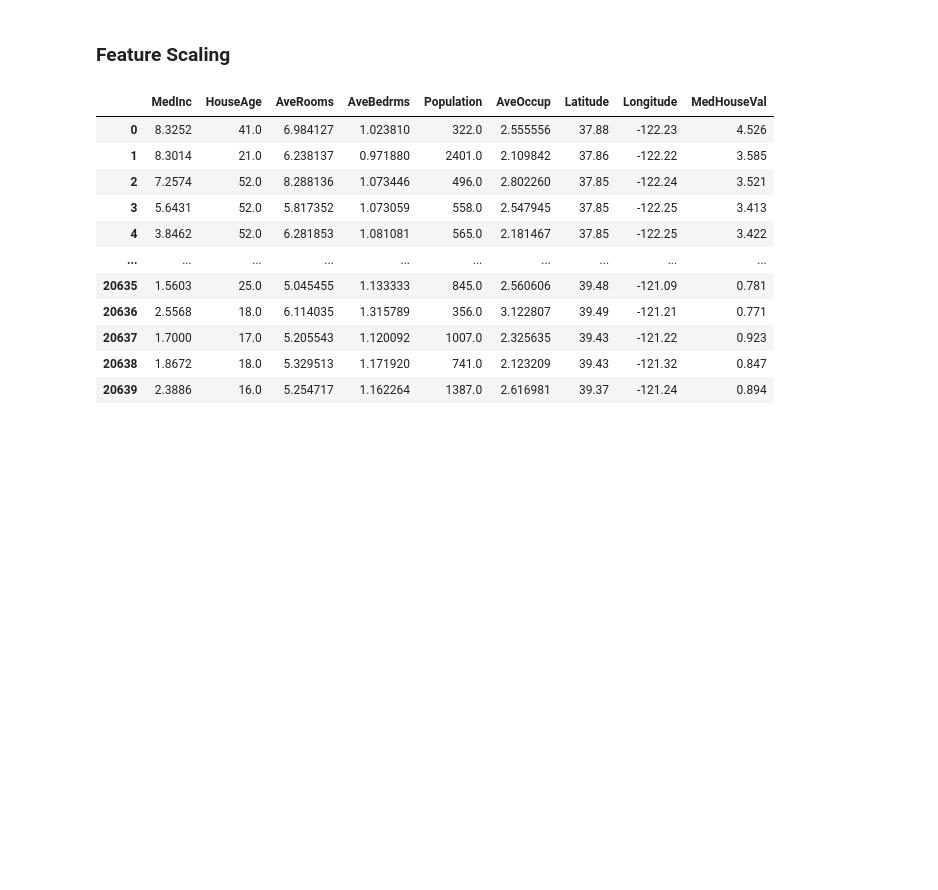
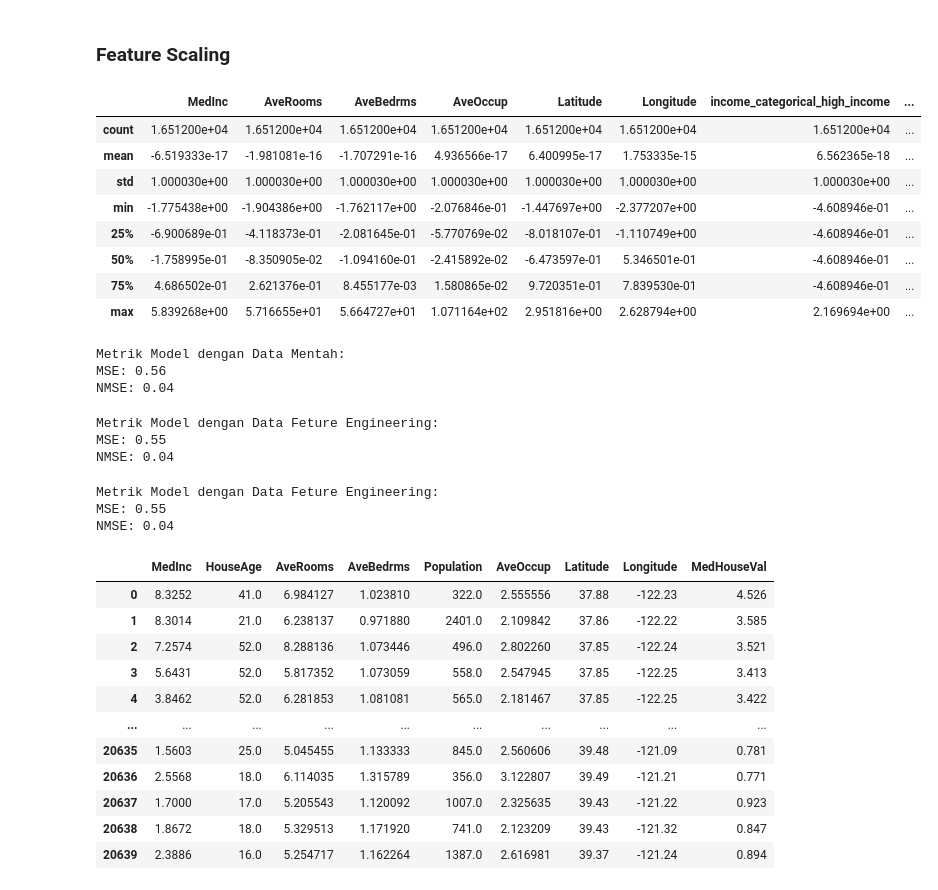
Before and after one commit to gedetanok/kelasbagus3-deep-understanding-of-machine-learning, a Jupyter notebook: Week 4/feature_scaling_practice.ipynb, the cells around one changed output. Cells and saved outputs as stored; diff of their text form; code cells hidden in the pictures; blank space fills up the shorter version.

```diff
--- a/Week 4/feature_scaling_practice.ipynb
+++ b/Week 4/feature_scaling_practice.ipynb
@@ -143,7 +143,61 @@ X_train_engineered
 # %% [markdown]
 ### Feature Scaling
 # %%
-scaler =
+scaler_standard = StandardScaler()
+X_train_scaled_standard = scaler_standard.fit_transform(X_train_engineered)
+X_test_scaled_standard = scaler_standard.transform(X_test_engineered)
+# %%
+feature_names = scaler_standard.get_feature_names_out()
+X_train_scaled_standard_df = pd.DataFrame(X_train_scaled_standard, columns=feature_names, index=X_train.index)
+X_test_scaled_standard_df = pd.DataFrame(X_test_scaled_standard, columns=feature_names, index=X_test.index)
+# %%
+X_train_scaled_standard_df.describe()
+# %% [output]
+|  | MedInc | AveRooms | AveBedrms | AveOccup | Latitude | Longitude | income_categorical_high_income | ... |
+| count | 1.651200e+04 | 1.651200e+04 | 1.651200e+04 | 1.651200e+04 | 1.651200e+04 | 1.651200e+04 | 1.651200e+04 | ... |
+| mean | -6.519333e-17 | -1.981081e-16 | -1.707291e-16 | 4.936566e-17 | 6.400995e-17 | 1.753335e-15 | 6.562365e-18 | ... |
+| std | 1.000030e+00 | 1.000030e+00 | 1.000030e+00 | 1.000030e+00 | 1.000030e+00 | 1.000030e+00 | 1.000030e+00 | ... |
+| min | -1.775438e+00 | -1.904386e+00 | -1.762117e+00 | -2.076846e-01 | -1.447697e+00 | -2.377207e+00 | -4.608946e-01 | ... |
+| 25% | -6.900689e-01 | -4.118373e-01 | -2.081645e-01 | -5.770769e-02 | -8.018107e-01 | -1.110749e+00 | -4.608946e-01 | ... |
+| 50% | -1.758995e-01 | -8.350905e-02 | -1.094160e-01 | -2.415892e-02 | -6.473597e-01 | 5.346501e-01 | -4.608946e-01 | ... |
+| 75% | 4.686502e-01 | 2.621376e-01 | 8.455177e-03 | 1.580865e-02 | 9.720351e-01 | 7.839530e-01 | -4.608946e-01 | ... |
+| max | 5.839268e+00 | 5.716655e+01 | 5.664727e+01 | 1.071164e+02 | 2.951816e+00 | 2.628794e+00 | 2.169694e+00 | ... |
+# %%
+model_raw = LinearRegression()
+# Kita harus mengambil data numerik saja, karena model tidak bisa memproses data kategorikal
+X_train_raw = X_train.select_dtypes(include=np.number)
+X_test_raw = X_test.select_dtypes(include=np.number)
+model_raw.fit(X_train_raw, y_train)
+y_pred_raw = model_raw.predict(X_test_raw)
+print("Metrik Model dengan Data Mentah:")
+print(f"MSE: {mean_squared_error(y_test, y_pred_raw):.2f}")
+print(f"NMSE: {(mean_squared_error(y_test, y_pred_raw) / (y_pred_raw.max() - y_pred_raw.min())):.2f}")
+# %% [output]
+Metrik Model dengan Data Mentah:
+MSE: 0.56
+NMSE: 0.04
+# %%
+model_eng = LinearRegression()
+model_eng.fit(X_train_engineered, y_train)
+y_pred_fe = model_eng.predict(X_test_engineered)
+print("Metrik Model dengan Data Feture Engineering:")
+print(f"MSE: {mean_squared_error(y_test, y_pred_fe):.2f}")
+print(f"NMSE: {(mean_squared_error(y_test, y_pred_fe) / (y_pred_fe.max() - y_pred_fe.min())):.2f}")
+# %% [output]
+Metrik Model dengan Data Feture Engineering:
+MSE: 0.55
+NMSE: 0.04
+# %%
+model_scaling = LinearRegression()
+model_scaling.fit(X_train_scaled_standard, y_train)
+y_pred_std = model_scaling.predict(X_test_scaled_standard)
+print("Metrik Model dengan Data Feture Engineering:")
+print(f"MSE: {mean_squared_error(y_test, y_pred_std):.2f}")
+print(f"NMSE: {(mean_squared_error(y_test, y_pred_std) / (y_pred_std.max() - y_pred_std.min())):.2f}")
+# %% [output]
+Metrik Model dengan Data Feture Engineering:
+MSE: 0.55
+NMSE: 0.04
 # %%
 
 california_housing = fetch_california_housing(as_frame=True)
```
